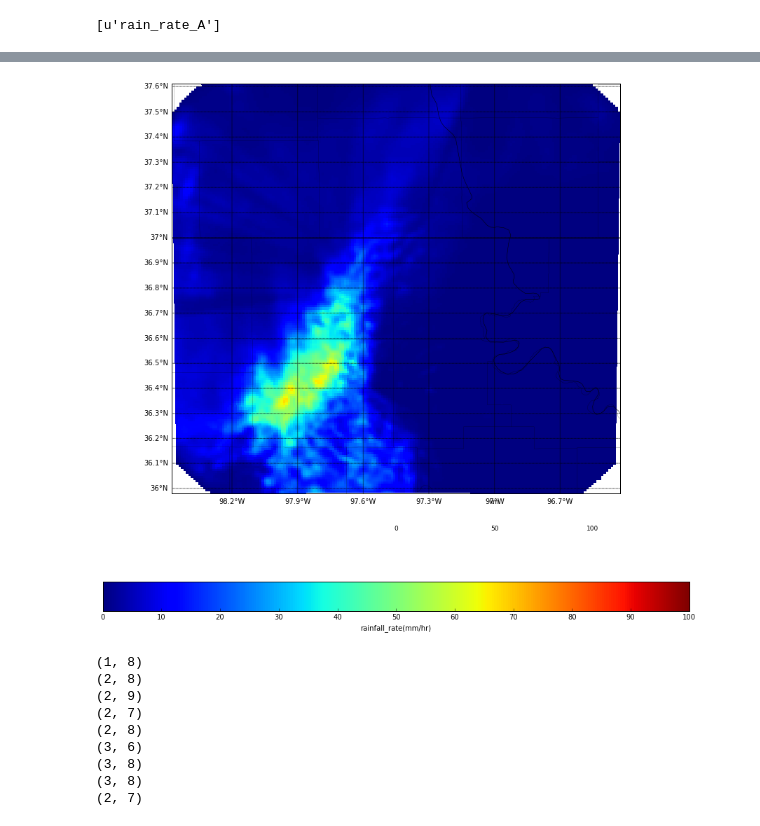
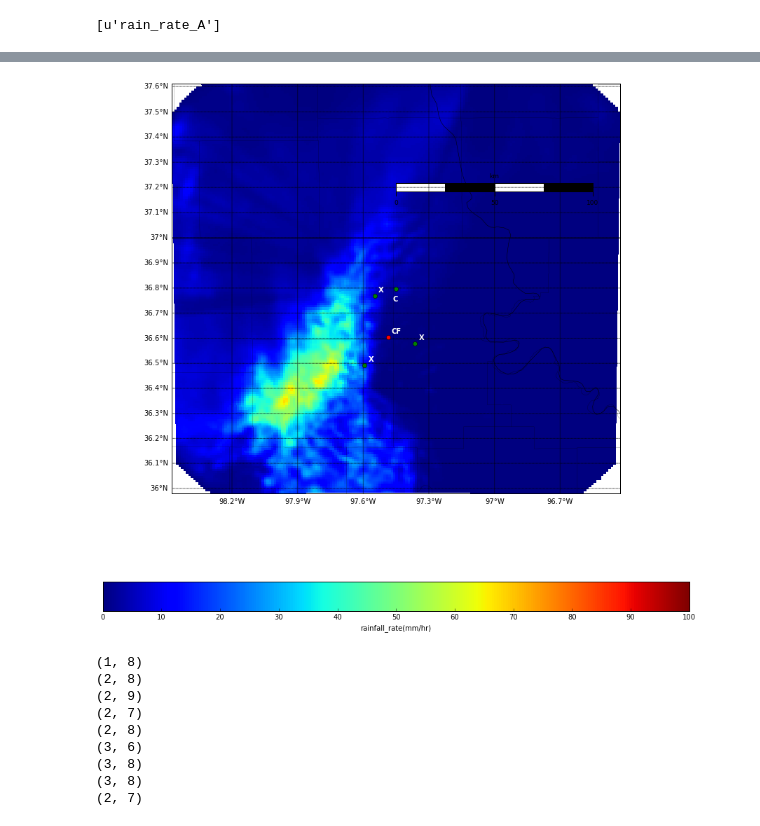
Before and after one commit to scollis/AGU_2014_poster, a Jupyter notebook: Poster part 1.ipynb, the cells around one changed output, grey strips where cells are left out. Drawn from its saved outputs; the diff is of its cells as text; code cells hidden in the pictures.

```diff
--- a/Poster part 1.ipynb
+++ b/Poster part 1.ipynb
@@ -48,6 +48,13 @@ list_of_grids = [pyart.io.read_grid(data_dir + files[i]) for i in range(80,90)]
 print(list_of_grids[0].fields.keys())
 # %% [output]
 [u'rain_rate_A']
+# %%
+nw_loc = [36.7675300687551 , -97.5476898998022]
+sw_loc = [36.4910300262272 , -97.5943199358881]
+se_loc = [36.5787000395358 , -97.3637798801064]
+
+cf_loc = [bad_way.axes['lat']['data'], bad_way.axes['lon']['data']]
+csapr_loc = [36.7961578369141, -97.4505462646484 ]
 # %%
 max_lat = 39
 min_lat =35
@@ -85,25 +112,47 @@ bad_way_trimmed = pyart.retrieve.grid_shift(bad_way, [0.0, 0.0], trim_edges = 30
 # %%
 max_lat = 39
 min_lat =35
 min_lon = -100
 max_lon = -94.5
 plt.figure(figsize = [15,15])
 display = pyart.graph.GridMapDisplay(bad_way_trimmed)
 display.plot_basemap(lat_lines=np.arange(min_lat,max_lat,.1),
                          lon_lines=np.arange(min_lon, max_lon, .3),
                          resolution='h')
 display.plot_grid('rain_rate_A', vmin=0, vmax=100)
-#xcf,ycf = display.basemap(-87.9706,41.6815)
-#display.basemap.plot(xcf,ycf,'ro')
-#plt.text(xcf+2000.,ycf+2000., 'Argonne Lab')
+
+
+xcf,ycf = display.basemap(cf_loc[1], cf_loc[0])
+display.basemap.plot(xcf,ycf,'ro')
+plt.text(xcf+2000.,ycf+2000., 'CF', fontdict={'color':'white', 'weight':'bold'})
+
+
+xc,yc = display.basemap(csapr_loc[1], csapr_loc[0])
+display.basemap.plot(xc,yc,'go')
+plt.text(xc-1500.,yc-6000., 'C', fontdict={'color':'white', 'weight':'bold'})
+
+
+xsw,ysw = display.basemap(sw_loc[1], sw_loc[0])
+display.basemap.plot(xsw,ysw,'go')
+plt.text(xsw+2000.,ysw+2000., 'X', fontdict={'color':'white', 'weight':'bold'})
+
+xse,yse = display.basemap(se_loc[1], se_loc[0])
+display.basemap.plot(xse,yse,'go')
+plt.text(xse+2000.,yse+2000., 'X', fontdict={'color':'white', 'weight':'bold'})
+
+xnw,ynw = display.basemap(nw_loc[1], nw_loc[0])
+display.basemap.plot(xnw,ynw,'go')
+plt.text(xnw+2000.,ynw+2000., 'X', fontdict={'color':'white', 'weight':'bold'})
+
 display.basemap.drawcounties()
 display.basemap.drawrivers()
-display.basemap.drawmapscale(-97.0, 35.9, -98,
-                             36, 100.0, barstyle='fancy')
+display.basemap.drawmapscale(-97.0, 37.2, -98,
+                             37, 100.0, barstyle='fancy')
 
 display.plot_colorbar()
+plt.savefig('figures/basic_accumulation.png', bbox_inches='tight')
 # %% [output]
-[figure, old version]
+[figure, new version]
 # %%
 agg_list = []
 for i in range(len(list_of_grids)-1):
```
Also changed, not shown: parts of 2 cells of this notebook, 2 other files.
